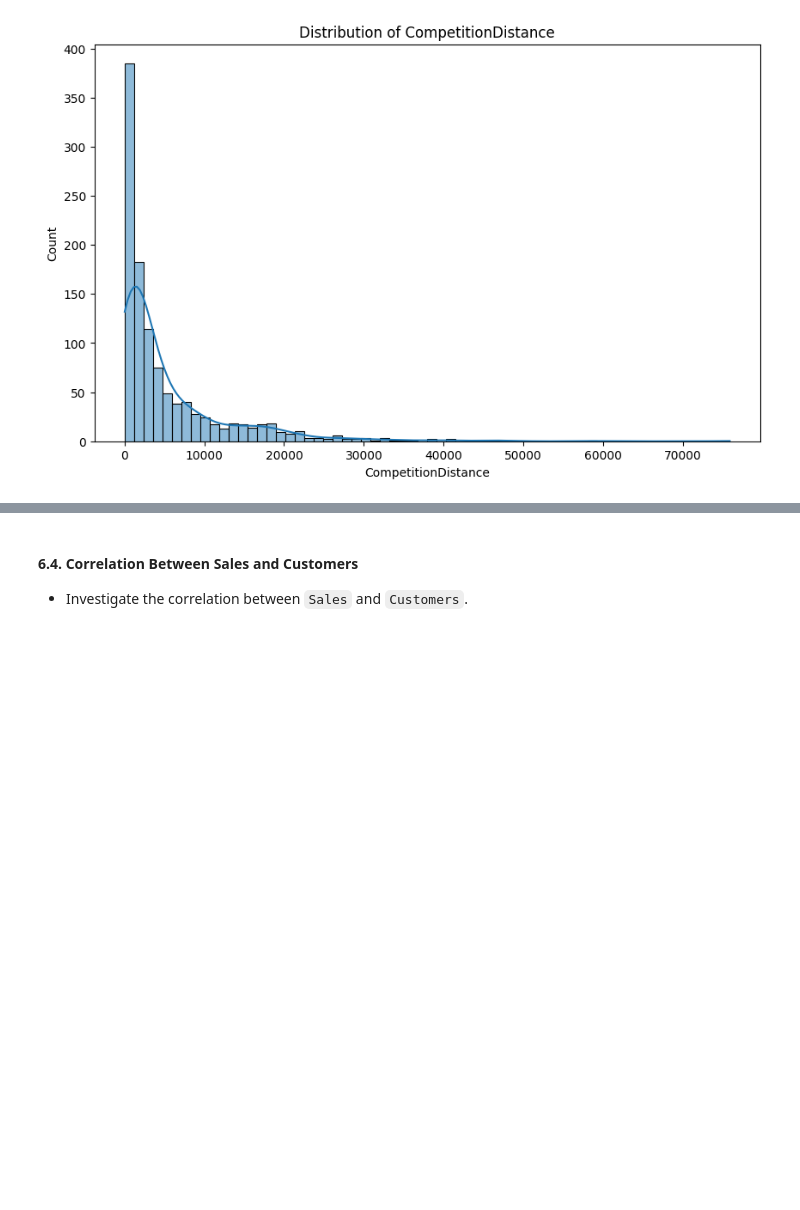
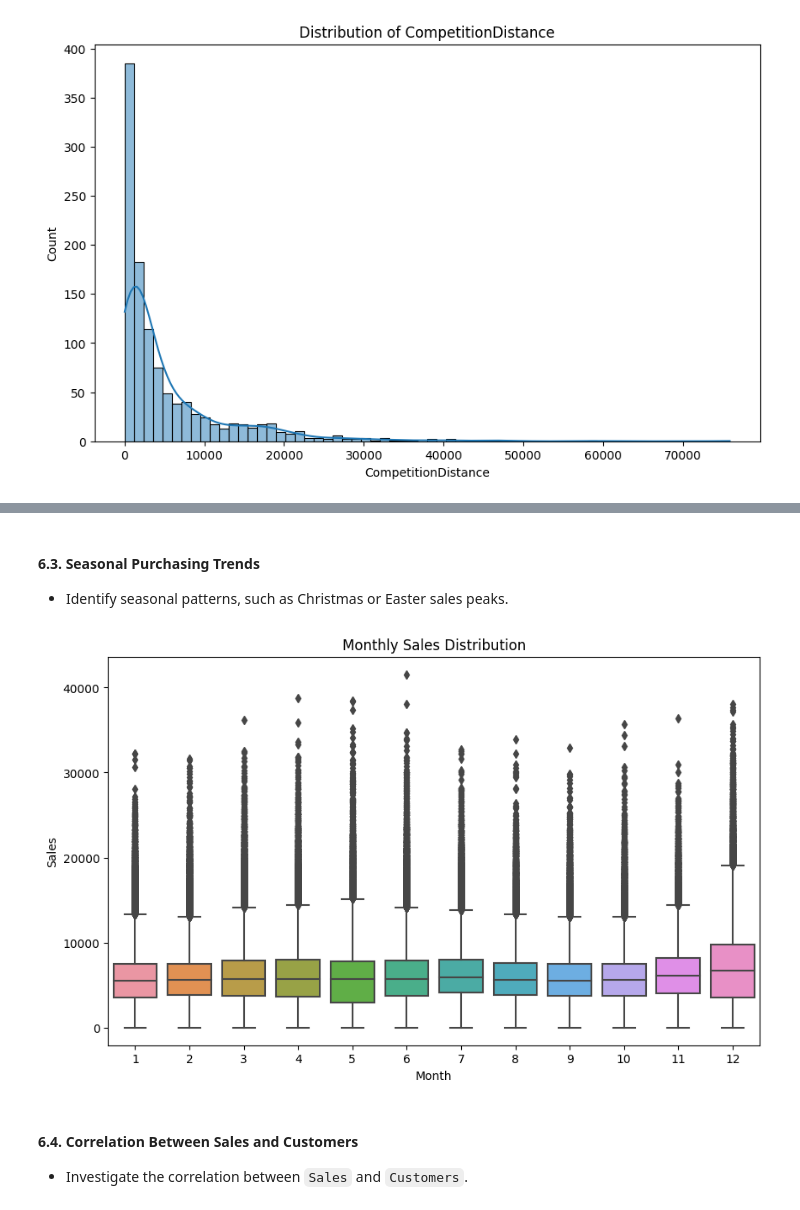
Before and after one commit to tedoaba/KAIM-W4, a Jupyter notebook: notebooks/kaim-week4-task-1.ipynb, the cells around one changed output, grey strips where cells are left out. Cells and saved outputs as stored; diff of their text form; code cells hidden in the pictures; blank space fills up the shorter version.

```diff
--- a/notebooks/kaim-week4-task-1.ipynb
+++ b/notebooks/kaim-week4-task-1.ipynb
@@ -210,3 +254,17 @@ plt.show()
+# %% [markdown]
+#### 6.3. Seasonal Purchasing Trends
+- Identify seasonal patterns, such as Christmas or Easter sales peaks.
+# %%
+# Extracting month from date
+train['Month'] = pd.to_datetime(train['Date']).dt.month
+
+# Visualizing seasonal sales trends
+plt.figure(figsize=(10, 6))
+sns.boxplot(x='Month', y='Sales', data=train)
+plt.title('Monthly Sales Distribution')
+plt.show()
+# %% [output]
+[figure, added]
 # %% [markdown]
 #### 6.4. Correlation Between Sales and Customers
 - Investigate the correlation between `Sales` and `Customers`.
```
Also changed, not shown: parts of 10 cells of this notebook.
